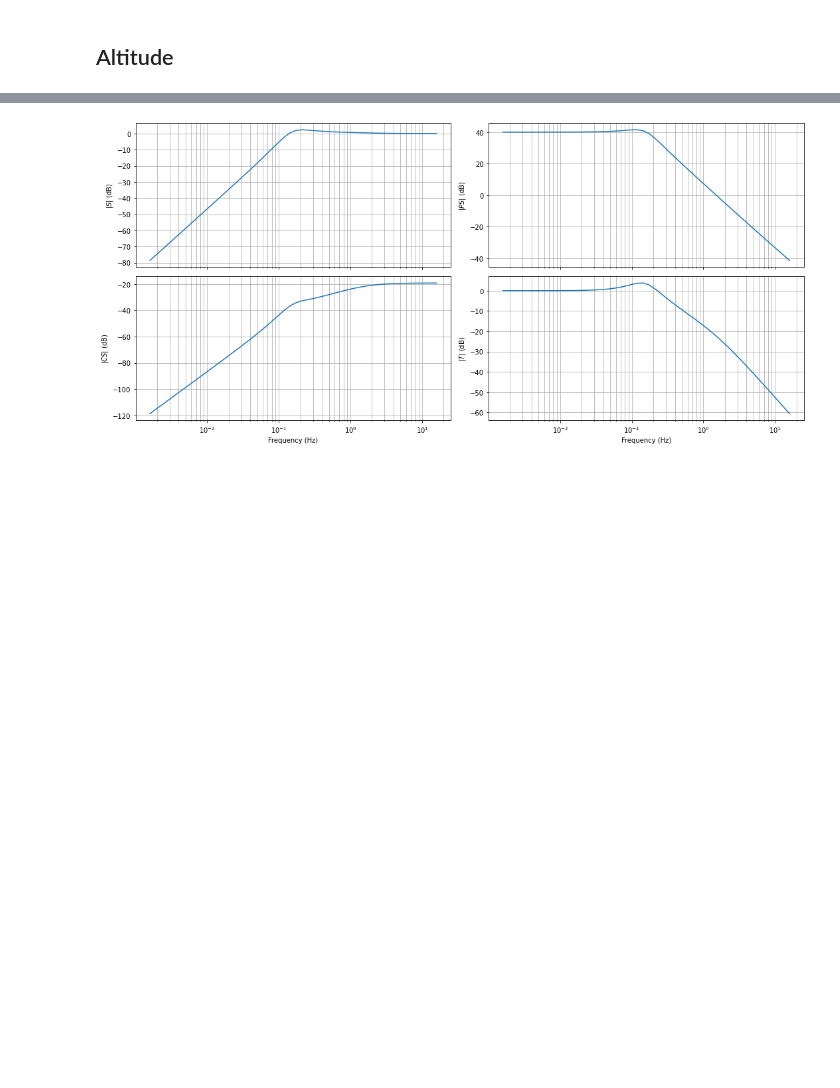
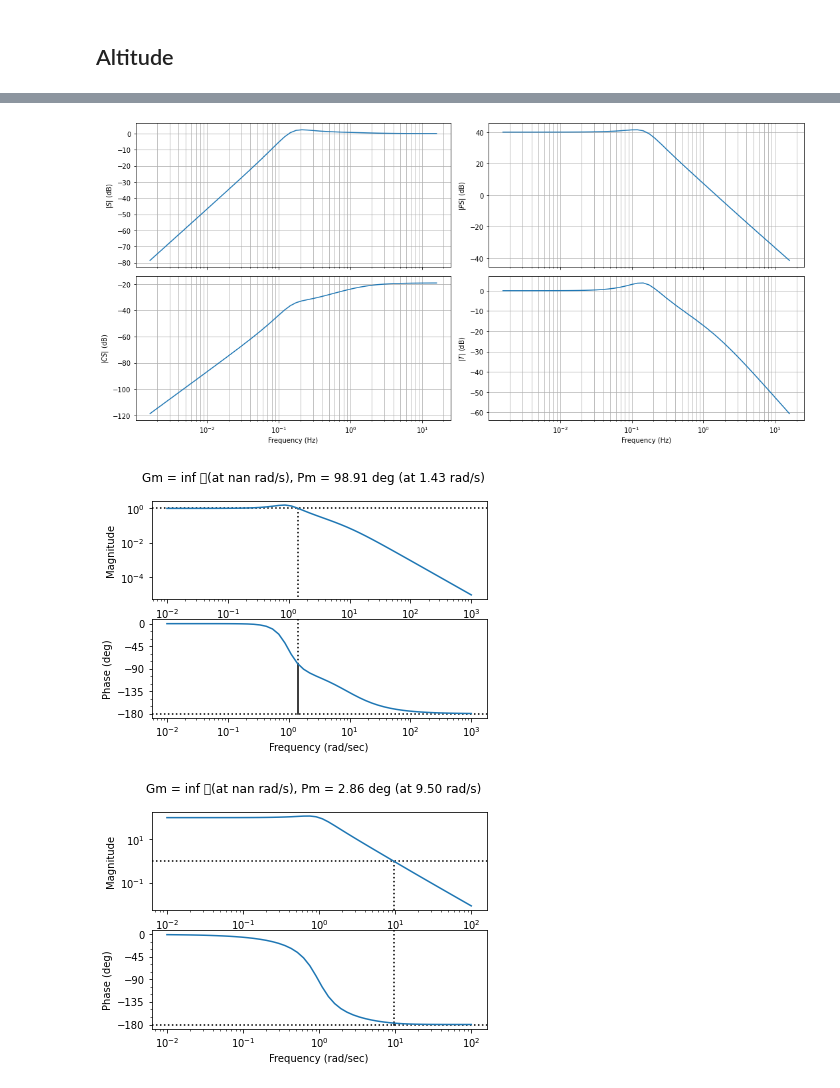
Before and after one commit to howardtja/451Notes, a Jupyter notebook: Trim.ipynb, the cells around one changed output, grey strips where cells are left out. Drawn from its saved outputs; the diff is of its cells as text; code cells hidden in the pictures; blank space fills up the shorter version.

Commit message:
Add files via upload
Updated controller for alt in hover

```diff
--- a/Trim.ipynb
+++ b/Trim.ipynb
@@ -644,4 +676,16 @@ plt.figure(figsize=(15, 7))
 control.gangof4(G_throttle_to_alt, H_throttle_to_alt, Hz=True, dB=True)
 
 control.margin(Gc_throttle_to_alt)
+
+plt.figure()
+control.bode_plot(G_throttle_to_alt*H_throttle_to_alt/(1+G_throttle_to_alt*H_throttle_to_alt),margins=True)
+
+plt.figure()
+control.bode_plot(G_throttle_to_alt/(1+G_throttle_to_alt*H_throttle_to_alt),margins=True)
+
+plt.figure()
+control.bode_plot(H_throttle_to_alt/(1+G_throttle_to_alt*H_throttle_to_alt),margins=True)
+
+plt.figure()
+control.bode_plot(1/(1+G_throttle_to_alt*H_throttle_to_alt),margins=True)
 # %% [output]
@@ -649,5 +709,7 @@ control.margin(Gc_throttle_to_alt)
 [figure]
 [figure]
 [figure]
 [figure]
 [figure]
+[figure, added]
+[figure, added]
```
Also changed, not shown: parts of 12 cells of this notebook.
